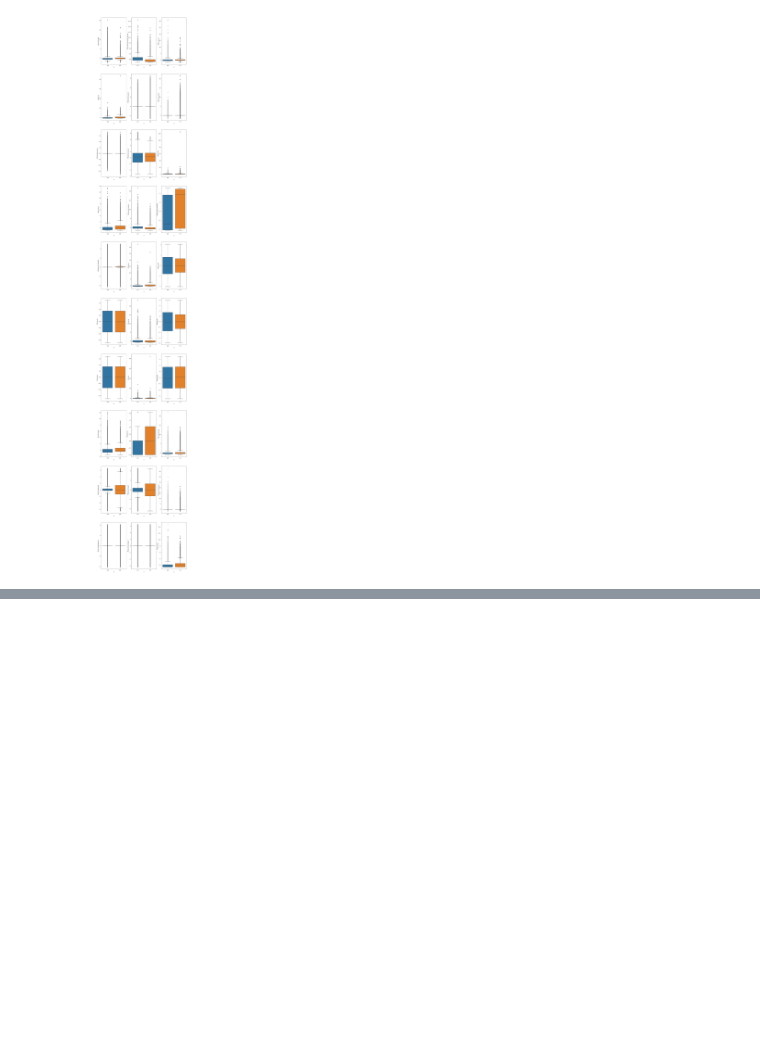
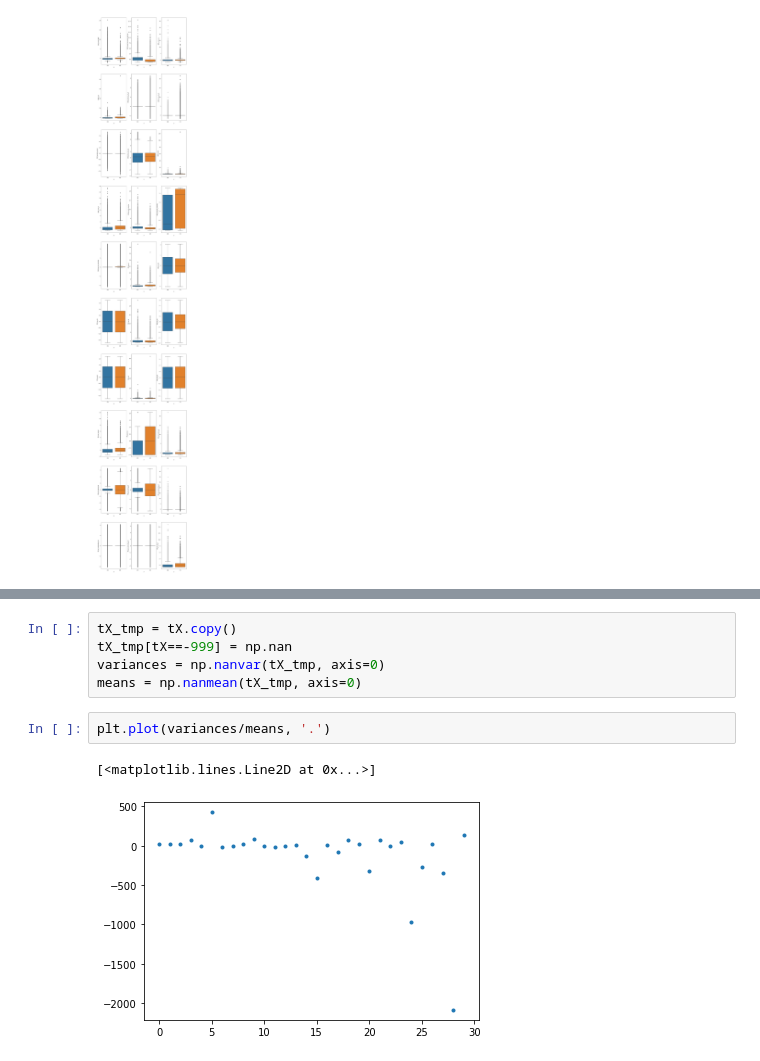
Before and after one commit to CS-433/ml-project-1-jdl, a Jupyter notebook: code/boxplots.ipynb, the cells around one changed output, grey strips where cells are left out. Saved outputs shown, nothing was run; the diff lists cells and outputs as text; blank space fills up the shorter version.

```diff
--- a/code/boxplots.ipynb
+++ b/code/boxplots.ipynb
@@ -35,0 +92,10 @@ for i in range(len(names[2:])):
+# %%
+tX_tmp = tX.copy()
+tX_tmp[tX==-999] = np.nan
+variances = np.nanvar(tX_tmp, axis=0)
+means = np.nanmean(tX_tmp, axis=0)
+# %%
+plt.plot(variances/means, '.')
+# %% [output]
+[<matplotlib.lines.Line2D at 0x...>]
+[figure, added]
```
Also changed, not shown: parts of 10 cells of this notebook.
